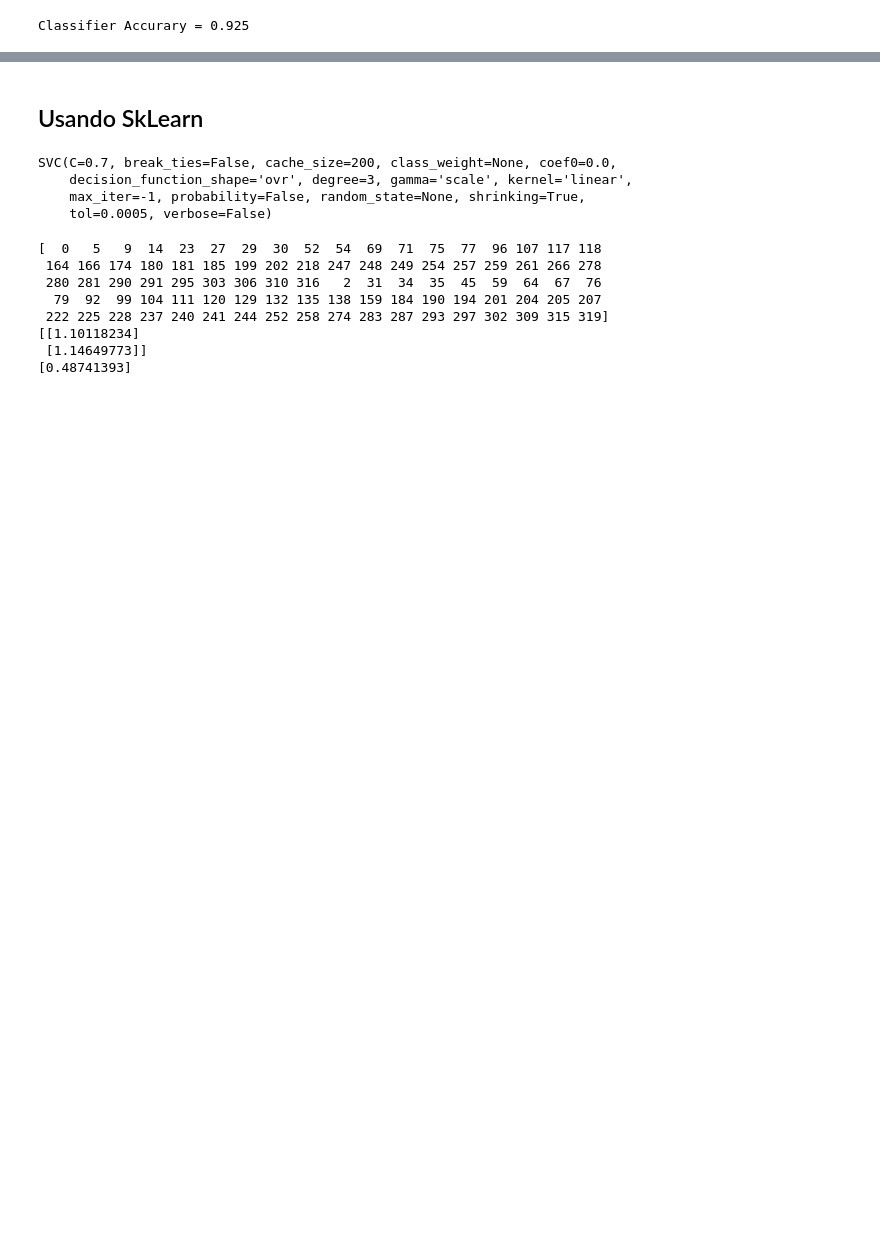
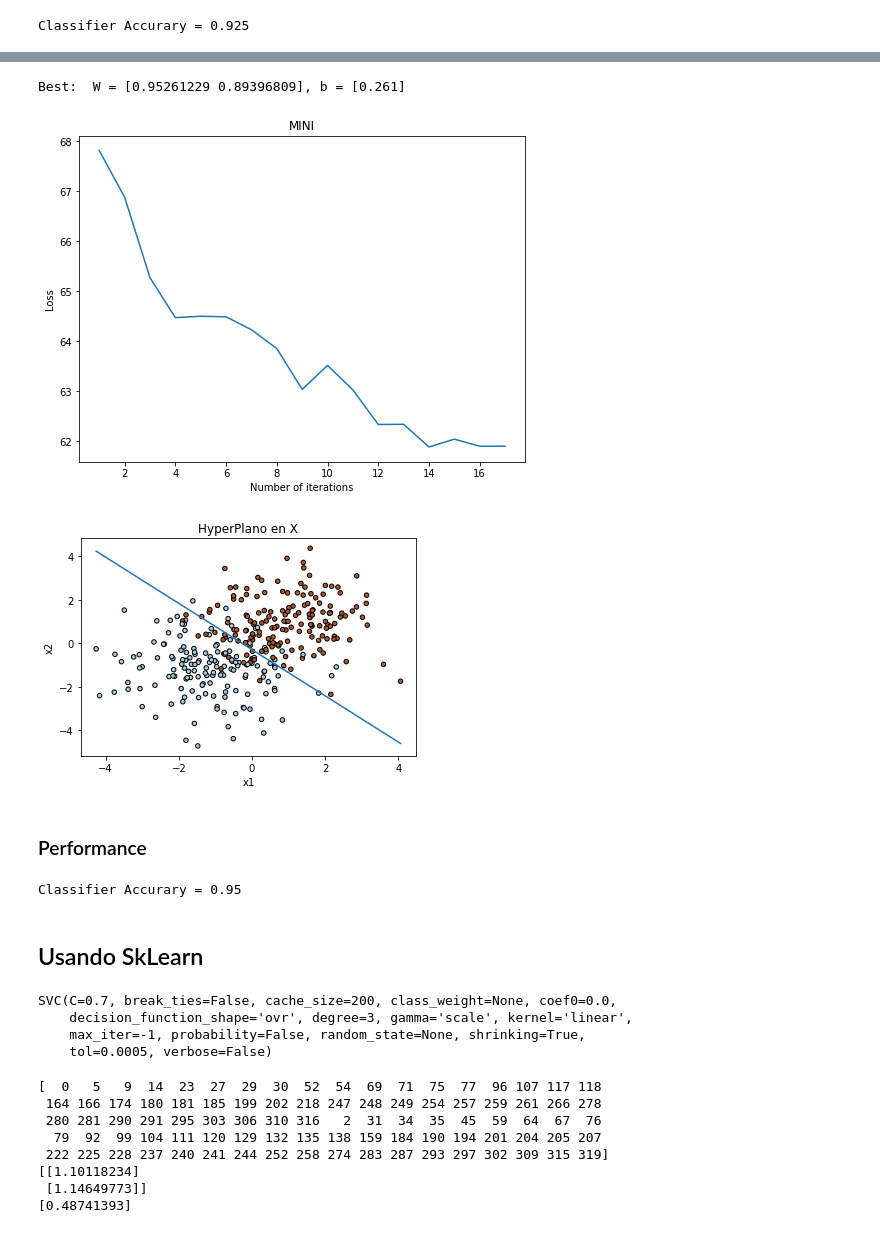
Before and after one commit to freddy120/svmtp2, a Jupyter notebook: TP2_AM.ipynb, the cells around one changed output, grey strips where cells are left out. Drawn from its saved outputs; the diff is of its cells as text; code cells hidden in the pictures; blank space fills up the shorter version.

```diff
--- a/TP2_AM.ipynb
+++ b/TP2_AM.ipynb
@@ -256,0 +307,9 @@ Classifier Accurary = 0.925
+# %%
+start_w = np.array([[0.2], [0.3]])
+start_b = np.array([0.1])
+lr = 0.01
+epsilon = 0.5e-3
+C = 0.7
+epoch = 1
+svmClassifier = SvmGrad(X_train, y_train, W=start_w, b=start_b, type='MINI', batch_size=100,alpha=lr, epsilon=epsilon, C=C, epoch=epoch)
+history,best_hyperparam = svmClassifier.run()
@@ -257,3 +334,21 @@ Classifier Accurary = 0.925
+# %%
+print("Best:  W = {}, b = {}".format(best_hyperparam[0][:,0], best_hyperparam[1]))
+svmClassifier.plot_loss(history)
+plot_train_points(np.array(X_train), np.array(y_train), best_hyperparam[0], best_hyperparam[1])
+# %% [output]
+Best:  W = [0.95261229 0.89396809], b = [0.261]
+[figure, added]
+[figure, added]
+# %% [markdown]
+### Performance
+# %%
+### Performance
+Xtest = np.array(X_test)
+ytest = np.array(y_test)
+yresult = np.sign(np.dot(best_hyperparam[0].T, Xtest.T) + best_hyperparam[1])[0]
+print("Classifier Accurary = {}".format(np.sum(ytest == yresult)/len(ytest)))
+# %% [output]
+Classifier Accurary = 0.95
 # %% [markdown]
 ## Usando SkLearn
 # %%
```
Also changed, not shown: parts of 13 cells of this notebook.
